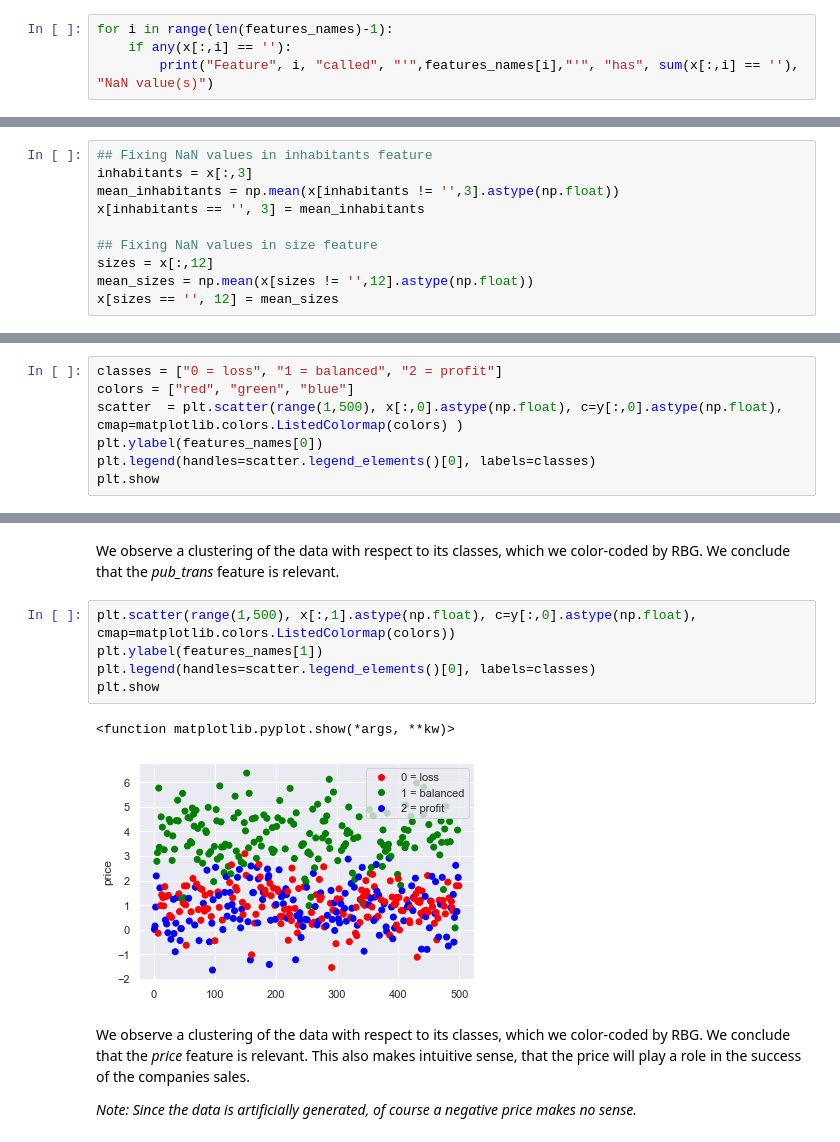
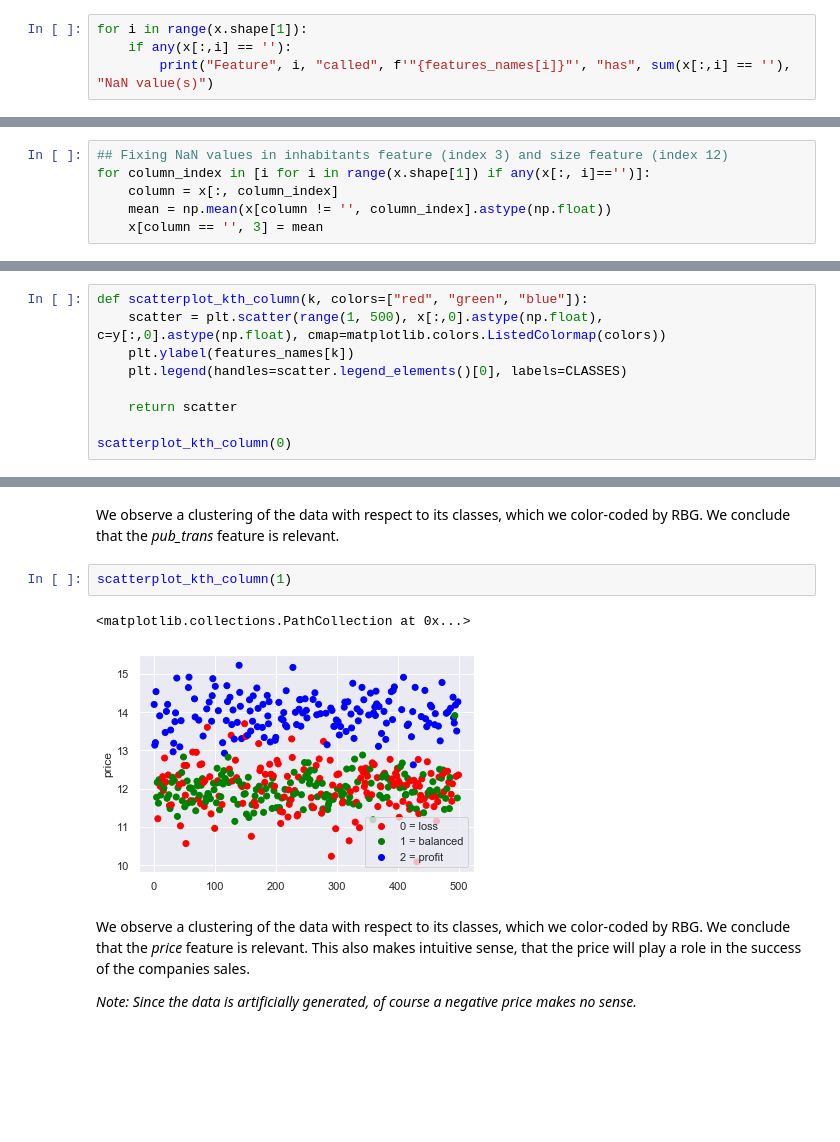
Before and after one commit to maximilian-janisch/2020-UZH-Random-Forests, a Jupyter notebook: Maximilian-Marco.ipynb, the cells around one changed output, grey strips where cells are left out. Drawn from its saved outputs; the diff is of its cells as text; blank space fills up the shorter version.

Commit message:
Small changes, modified code for the plotting

```diff
--- a/Maximilian-Marco.ipynb
+++ b/Maximilian-Marco.ipynb
@@ -137,7 +132,7 @@ _Example: The feature 'id' stands for the internal dataset code. We consider thi
 # %% [markdown]
 We shall first investigate how _complete_ our data is, i.e. we want to see if there are any 'NaN' (Not a Number) values present.
 # %%
-for i in range(len(features_names)-1):
+for i in range(x.shape[1]):
     if any(x[:,i] == ''):
-        print("Feature", i, "called", "'",features_names[i],"'", "has", sum(x[:,i] == ''), "NaN value(s)")
+        print("Feature", i, "called", f'"{features_names[i]}"', "has", sum(x[:,i] == ''), "NaN value(s)")
 # %% [output]
@@ -152,23 +147,21 @@ The code shows that the features 'inhabitants' and 'size' have NaN values presen
     + the prediction of a regression problem run on the remaining features to predict missing feature.
 # %% [markdown]
 We choose the simplest solution and substitute the missing value with the mean value of the feature:
-# %%
-## Fixing NaN values in inhabitants feature
-inhabitants = x[:,3]
-mean_inhabitants = np.mean(x[inhabitants != '',3].astype(np.float))
-x[inhabitants == '', 3] = mean_inhabitants
-
-## Fixing NaN values in size feature
-sizes = x[:,12]
-mean_sizes = np.mean(x[sizes != '',12].astype(np.float))
-x[sizes == '', 12] = mean_sizes
+# %%
+## Fixing NaN values in inhabitants feature (index 3) and size feature (index 12)
+for column_index in [i for i in range(x.shape[1]) if any(x[:, i]=='')]:
+    column = x[:, column_index]
+    mean = np.mean(x[column != '', column_index].astype(np.float))
+    x[column == '', 3] = mean
 # %% [markdown]
 We shall now produce and analyse various scatter plots and use them in order to determine whether a feature is relevant or not.
 # %%
-classes = ["0 = loss", "1 = balanced", "2 = profit"]
-colors = ["red", "green", "blue"]
-scatter  = plt.scatter(range(1,500), x[:,0].astype(np.float), c=y[:,0].astype(np.float),  cmap=matplotlib.colors.ListedColormap(colors) )
-plt.ylabel(features_names[0])
-plt.legend(handles=scatter.legend_elements()[0], labels=classes)
-plt.show
+def scatterplot_kth_column(k, colors=["red", "green", "blue"]):
+    scatter = plt.scatter(range(1, 500), x[:,0].astype(np.float), c=y[:,0].astype(np.float), cmap=matplotlib.colors.ListedColormap(colors))
+    plt.ylabel(features_names[k])
+    plt.legend(handles=scatter.legend_elements()[0], labels=CLASSES)
+
+    return scatter
+
+scatterplot_kth_column(0)
 # %% [output]
@@ -176,14 +169,11 @@ plt.show
 [figure]
 # %% [markdown]
 We observe a clustering of the data with respect to its classes, which we color-coded by RBG. We conclude that the _pub_trans_ feature is relevant.
-# %%
-plt.scatter(range(1,500), x[:,1].astype(np.float), c=y[:,0].astype(np.float),  cmap=matplotlib.colors.ListedColormap(colors))
-plt.ylabel(features_names[1])
-plt.legend(handles=scatter.legend_elements()[0], labels=classes)
-plt.show
-# %% [output]
-<function matplotlib.pyplot.show(*args, **kw)>
-[figure, removed]
+# %%
+scatterplot_kth_column(1)
+# %% [output]
+<matplotlib.collections.PathCollection at 0x...>
+[figure, added]
 # %% [markdown]
 We observe a clustering of the data with respect to its classes, which we color-coded by RBG. We conclude that the _price_ feature is relevant. This also makes intuitive sense, that the price will play a role in the success of the companies sales.
 
```
Also changed, not shown: parts of 15 cells of this notebook.
